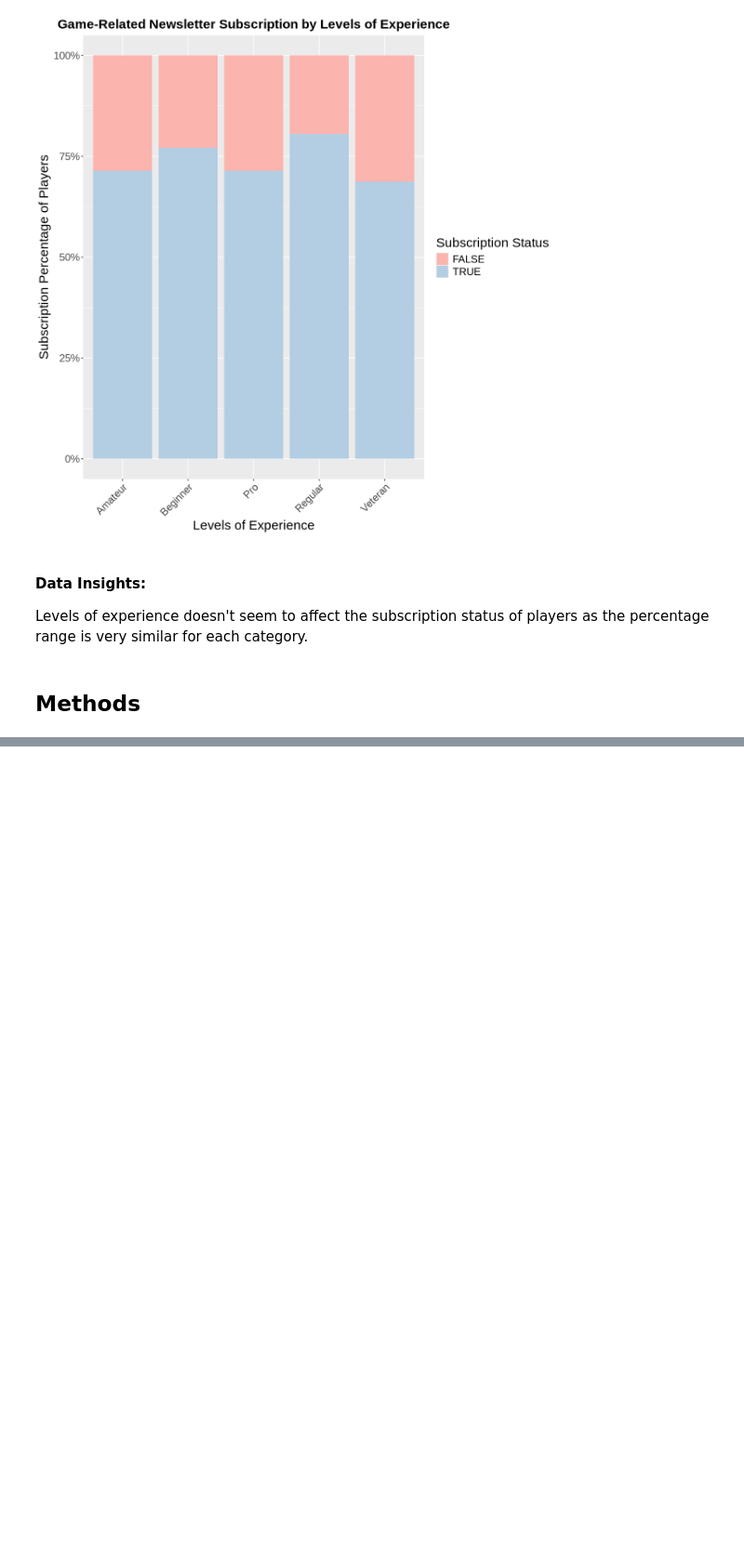
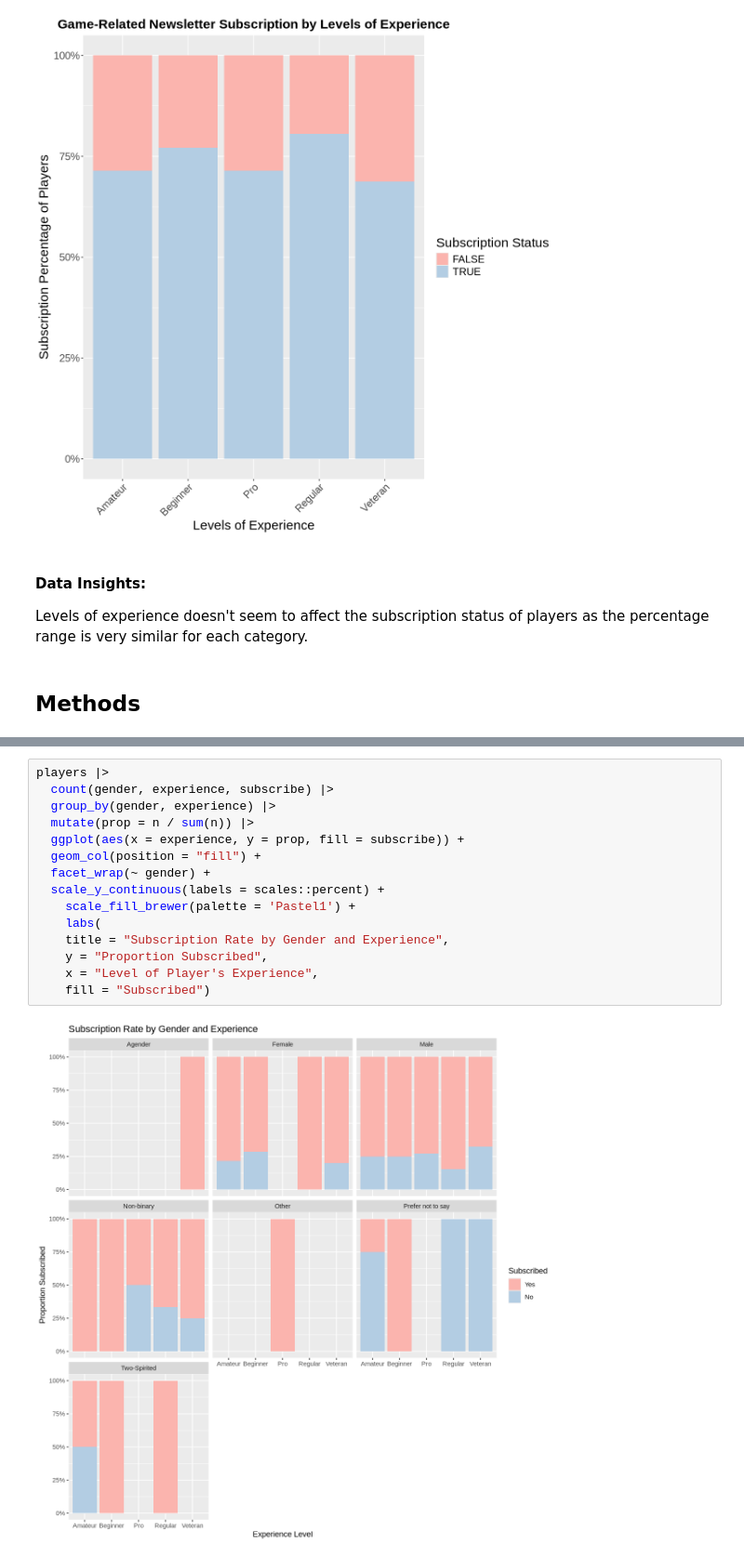
Before and after one commit to kkris72/MineCraft-Data-Science-Project, a Jupyter notebook: MineCraft.ipynb, the cells around one changed output, grey strips where cells are left out. Shown at 93% size. Saved outputs shown, nothing was run; the diff lists cells and outputs as text; blank space fills up the shorter version.

```diff
--- a/MineCraft.ipynb
+++ b/MineCraft.ipynb
@@ -122,0 +354,17 @@ To answer the above research questions, to predict if gender and level of player
+# %%
+players |>
+  count(gender, experience, subscribe) |>
+  group_by(gender, experience) |>
+  mutate(prop = n / sum(n)) |>
+  ggplot(aes(x = experience, y = prop, fill = subscribe)) +
+  geom_col(position = "fill") +
+  facet_wrap(~ gender) +
+  scale_y_continuous(labels = scales::percent) +
+    scale_fill_brewer(palette = 'Pastel1') +
+    labs(
+    title = "Subscription Rate by Gender and Experience",
+    y = "Proportion Subscribed",
+    x = "Level of Player's Experience",
+    fill = "Subscribed")
+# %% [output]
+[figure, added]
```
Also changed, not shown: parts of 5 cells of this notebook.
